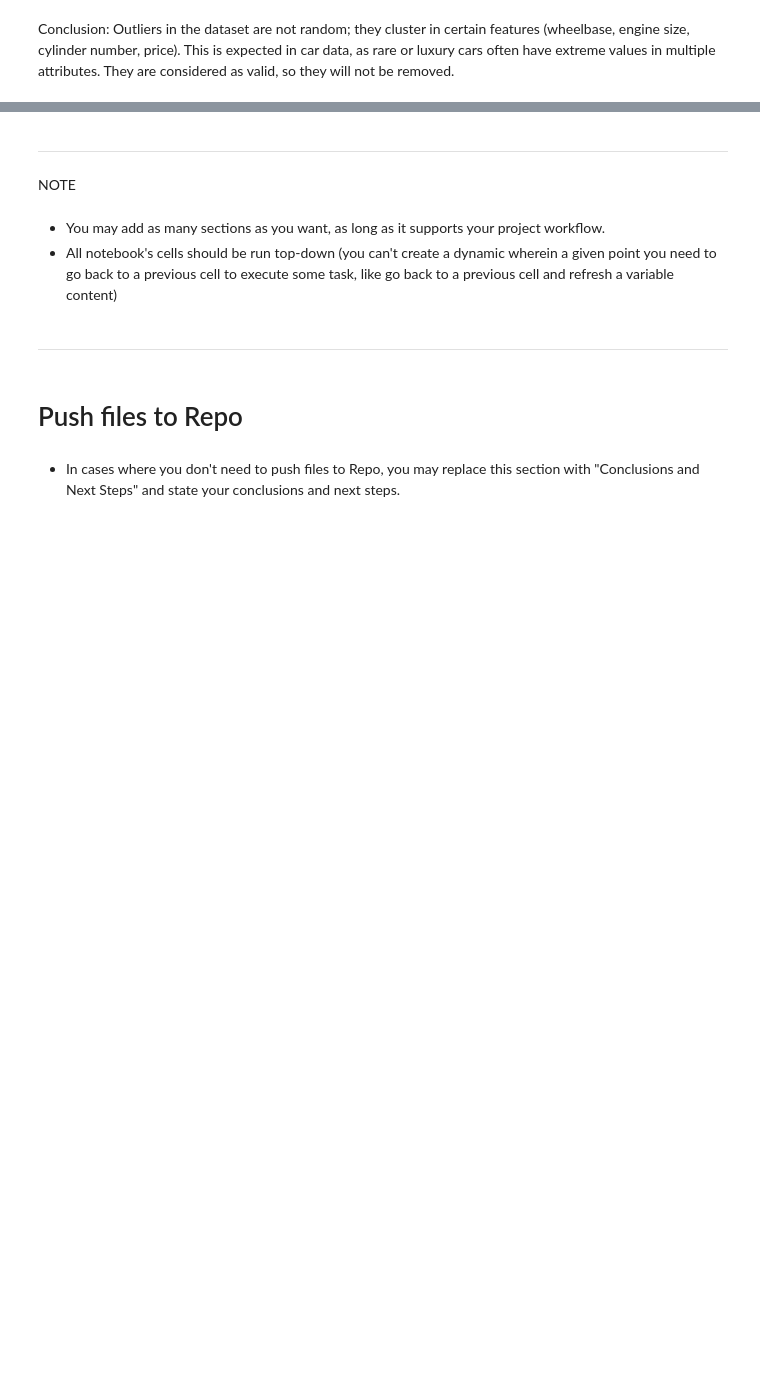
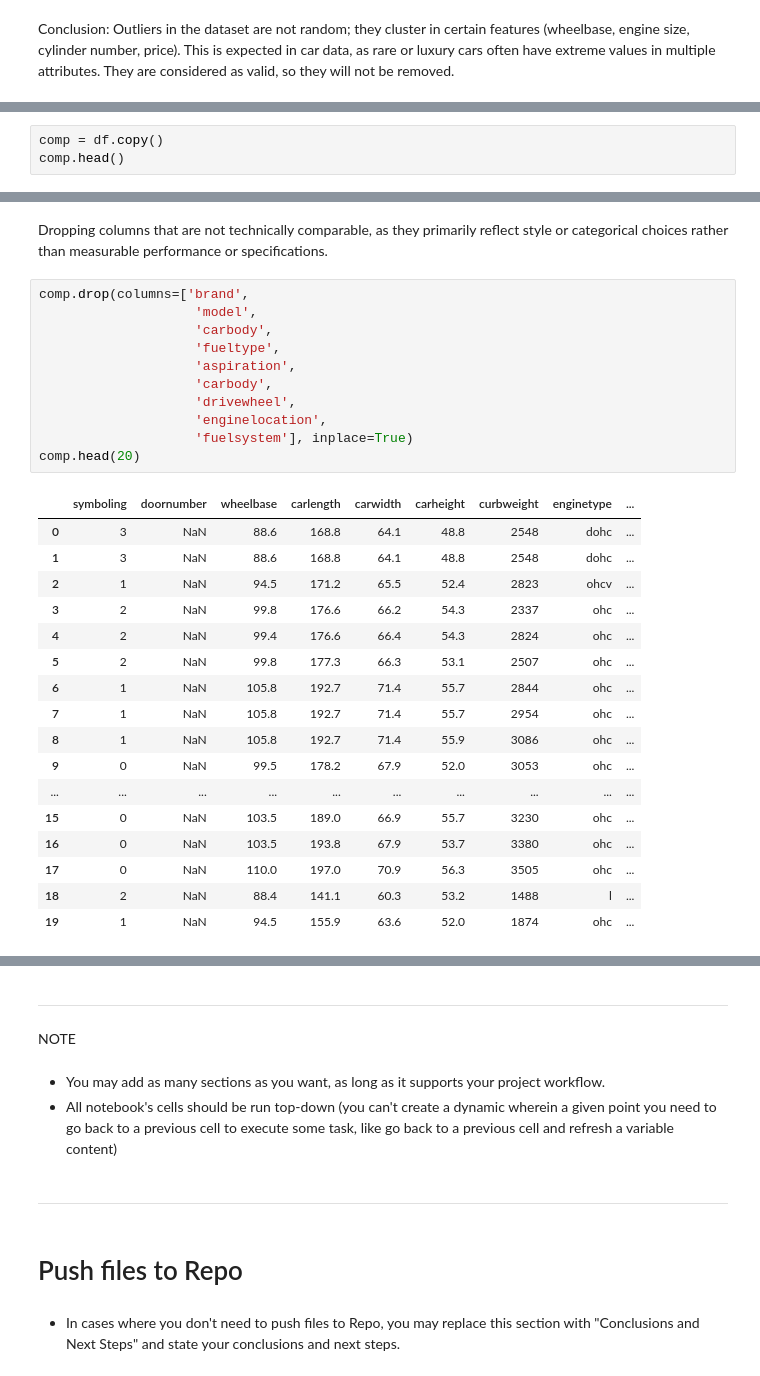
Before and after one commit to AL-MASNAI/car-price-analysis-hackathon-team4, a Jupyter notebook: jupyter_notebooks/ETL.ipynb, the cells around one changed output, grey strips where cells are left out. Cells and saved outputs as stored; diff of their text form; blank space fills up the shorter version.

```diff
--- a/jupyter_notebooks/ETL.ipynb
+++ b/jupyter_notebooks/ETL.ipynb
@@ -419,0 +430,3 @@ Conclusion: Outliers in the dataset are not random; they cluster in certain feat
+# %%
+comp = df.copy()
+comp.head()
@@ -419,0 +441,31 @@ Conclusion: Outliers in the dataset are not random; they cluster in certain feat
+# %% [markdown]
+Dropping columns that are not technically comparable, as they primarily reflect style or categorical choices rather than measurable performance or specifications.
+# %%
+comp.drop(columns=['brand',
+                    'model',
+                    'carbody',
+                    'fueltype',
+                    'aspiration',
+                    'carbody',
+                    'drivewheel',
+                    'enginelocation',
+                    'fuelsystem'], inplace=True)
+comp.head(20)
+# %% [output]
+|  | symboling | doornumber | wheelbase | carlength | carwidth | carheight | curbweight | enginetype | ... |
+| 0 | 3 | NaN | 88.6 | 168.8 | 64.1 | 48.8 | 2548 | dohc | ... |
+| 1 | 3 | NaN | 88.6 | 168.8 | 64.1 | 48.8 | 2548 | dohc | ... |
+| 2 | 1 | NaN | 94.5 | 171.2 | 65.5 | 52.4 | 2823 | ohcv | ... |
+| 3 | 2 | NaN | 99.8 | 176.6 | 66.2 | 54.3 | 2337 | ohc | ... |
+| 4 | 2 | NaN | 99.4 | 176.6 | 66.4 | 54.3 | 2824 | ohc | ... |
+| 5 | 2 | NaN | 99.8 | 177.3 | 66.3 | 53.1 | 2507 | ohc | ... |
+| 6 | 1 | NaN | 105.8 | 192.7 | 71.4 | 55.7 | 2844 | ohc | ... |
+| 7 | 1 | NaN | 105.8 | 192.7 | 71.4 | 55.7 | 2954 | ohc | ... |
+| 8 | 1 | NaN | 105.8 | 192.7 | 71.4 | 55.9 | 3086 | ohc | ... |
+| 9 | 0 | NaN | 99.5 | 178.2 | 67.9 | 52.0 | 3053 | ohc | ... |
+| ... | ... | ... | ... | ... | ... | ... | ... | ... | ... |
+| 15 | 0 | NaN | 103.5 | 189.0 | 66.9 | 55.7 | 3230 | ohc | ... |
+| 16 | 0 | NaN | 103.5 | 193.8 | 67.9 | 53.7 | 3380 | ohc | ... |
+| 17 | 0 | NaN | 110.0 | 197.0 | 70.9 | 56.3 | 3505 | ohc | ... |
+| 18 | 2 | NaN | 88.4 | 141.1 | 60.3 | 53.2 | 1488 | l | ... |
+| 19 | 1 | NaN | 94.5 | 155.9 | 63.6 | 52.0 | 1874 | ohc | ... |
```
Also changed, not shown: parts of 22 cells of this notebook.
